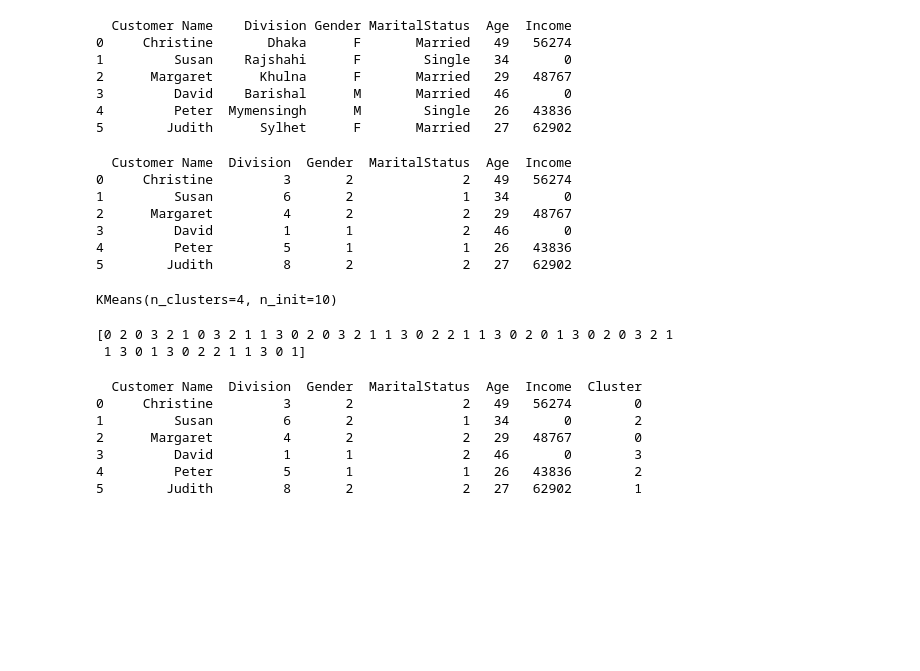
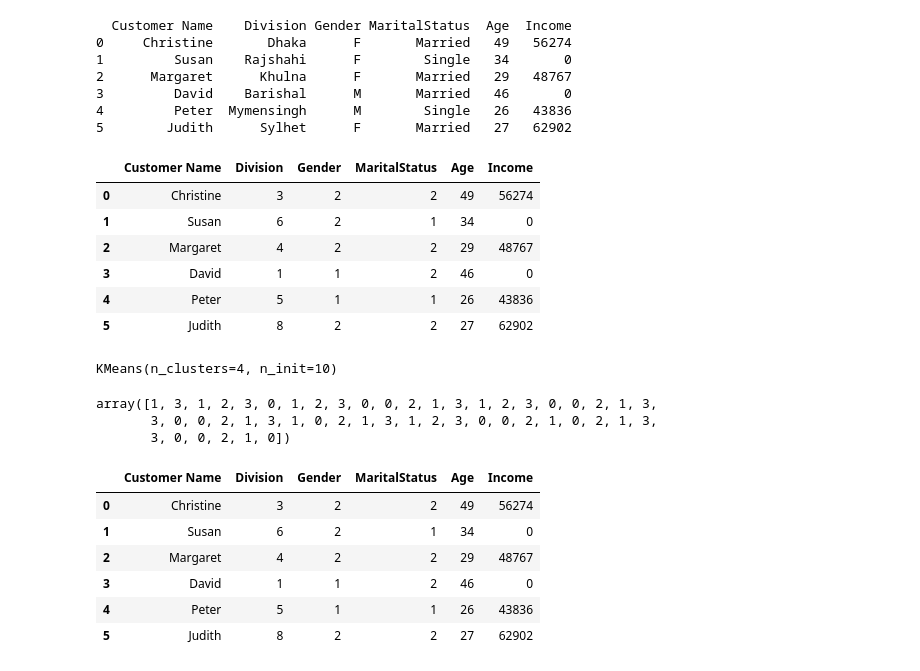
Before and after one commit to HossainMI/assignment_part2, a Jupyter notebook: Assignment Part 2 (Encoding and Clustering).ipynb, the cells around one changed output. Drawn from its saved outputs; the diff is of its cells as text; code cells hidden in the pictures; blank space fills up the shorter version.

```diff
--- a/Assignment Part 2 (Encoding and Clustering).ipynb
+++ b/Assignment Part 2 (Encoding and Clustering).ipynb
@@ -25,9 +25,10 @@ print (df.head(6))
 4  HB64268         Peter  Mymensingh      M        Single   26   43836
 5  OC83172        Judith      Sylhet      F       Married   27   62902
 # %%
-# Remove the 'ID' column from the DataFrame
+# Remove the 'ID' column
 
-df = df.drop('ID', axis=1)
+df = df.drop('ID',
+             axis=1) # here axis=1, beacuse drop "ID" column
 # %%
 print (df.head(6))
 # %% [output]
@@ -52,13 +53,13 @@ df['Division'] = df['Division'].map({'Barishal':1,
                                     'Rangpur':7,
                                     'Sylhet':8})
 # %%
-print (df.head(6))
+df.head(6)
 # %% [output]
-  Customer Name  Division  Gender  MaritalStatus  Age  Income
-0     Christine         3       2              2   49   56274
-1         Susan         6       2              1   34       0
-2      Margaret         4       2              2   29   48767
-3         David         1       1              2   46       0
-4         Peter         5       1              1   26   43836
-5        Judith         8       2              2   27   62902
+|  | Customer Name | Division | Gender | MaritalStatus | Age | Income |
+| 0 | Christine | 3 | 2 | 2 | 49 | 56274 |
+| 1 | Susan | 6 | 2 | 1 | 34 | 0 |
+| 2 | Margaret | 4 | 2 | 2 | 29 | 48767 |
+| 3 | David | 1 | 1 | 2 | 46 | 0 |
+| 4 | Peter | 5 | 1 | 1 | 26 | 43836 |
+| 5 | Judith | 8 | 2 | 2 | 27 | 62902 |
 # %%
@@ -83,8 +84,9 @@ KMeans(n_clusters=4, n_init=10)
 
 labels = KMC.labels_
 # %%
-print (labels)
+labels
 # %% [output]
-[0 2 0 3 2 1 0 3 2 1 1 3 0 2 0 3 2 1 1 3 0 2 2 1 1 3 0 2 0 1 3 0 2 0 3 2 1
- 1 3 0 1 3 0 2 2 1 1 3 0 1]
+array([1, 3, 1, 2, 3, 0, 1, 2, 3, 0, 0, 2, 1, 3, 1, 2, 3, 0, 0, 2, 1, 3,
+       3, 0, 0, 2, 1, 3, 1, 0, 2, 1, 3, 1, 2, 3, 0, 0, 2, 1, 0, 2, 1, 3,
+       3, 0, 0, 2, 1, 0])
 # %%
@@ -92,13 +94,13 @@ print (labels)
 
 df['Cluster'] = labels
 # %%
-print (df.head(6))
+df.head(6)
 # %% [output]
-  Customer Name  Division  Gender  MaritalStatus  Age  Income  Cluster
-0     Christine         3       2              2   49   56274        0
-1         Susan         6       2              1   34       0        2
-2      Margaret         4       2              2   29   48767        0
-3         David         1       1              2   46       0        3
-4         Peter         5       1              1   26   43836        2
-5        Judith         8       2              2   27   62902        1
+|  | Customer Name | Division | Gender | MaritalStatus | Age | Income |
+| 0 | Christine | 3 | 2 | 2 | 49 | 56274 |
+| 1 | Susan | 6 | 2 | 1 | 34 | 0 |
+| 2 | Margaret | 4 | 2 | 2 | 29 | 48767 |
+| 3 | David | 1 | 1 | 2 | 46 | 0 |
+| 4 | Peter | 5 | 1 | 1 | 26 | 43836 |
+| 5 | Judith | 8 | 2 | 2 | 27 | 62902 |
 # %%
```
Also changed, not shown: parts of 8 cells of this notebook, 3 other files.
